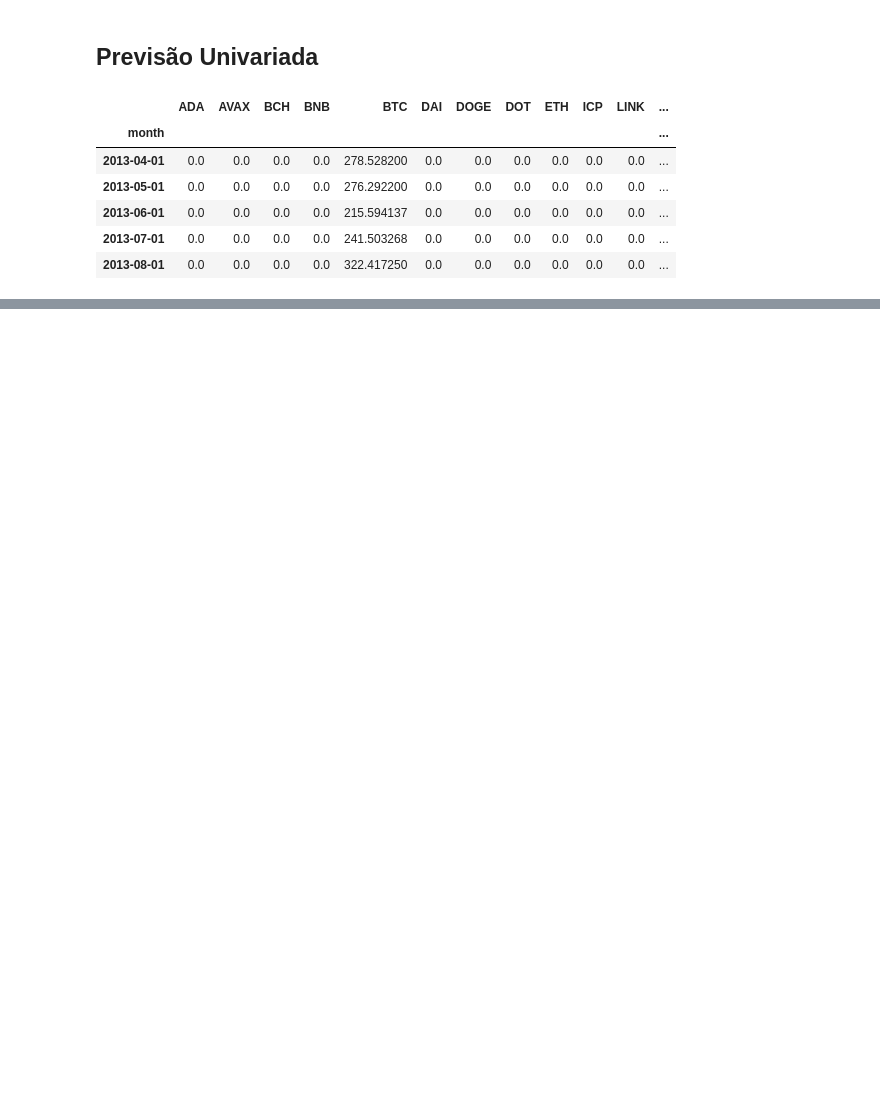
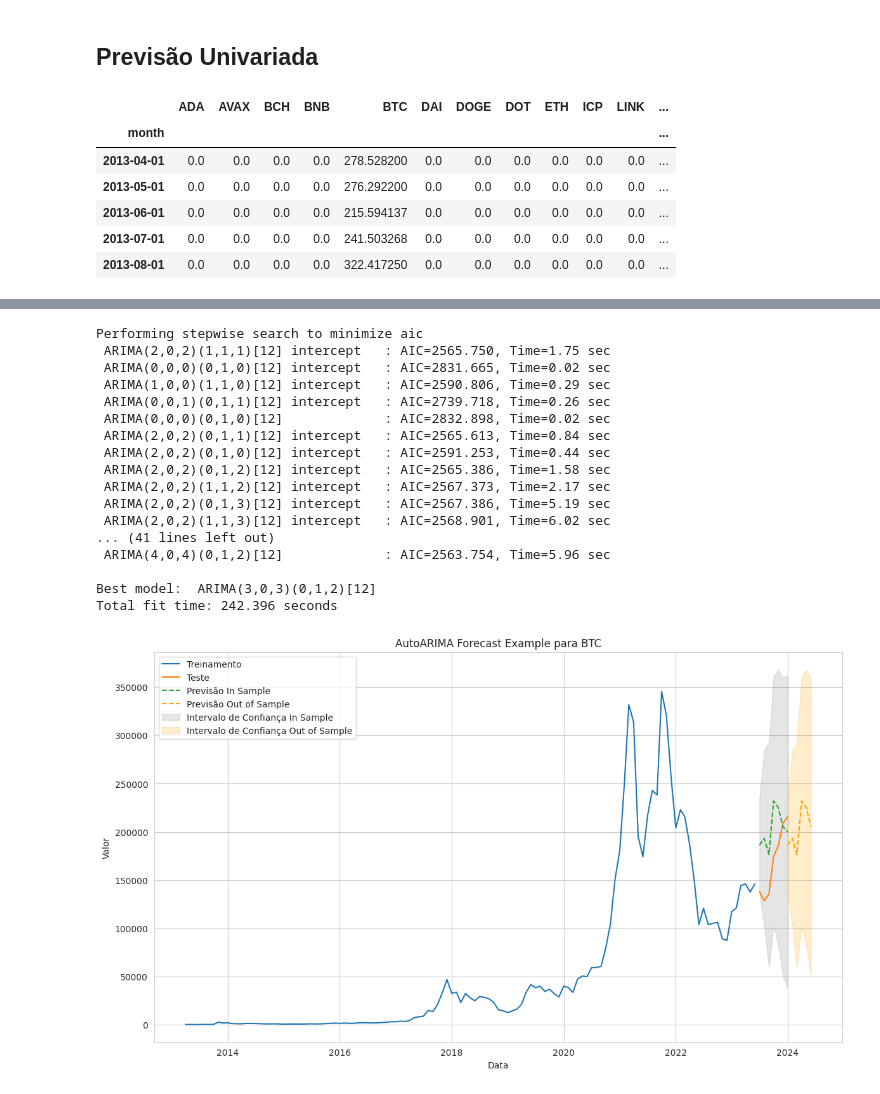
Before and after one commit to k3ybladewielder/crypto_forecast, a Jupyter notebook: notebooks/crypto_forecast.ipynb, the cells around one changed output, grey strips where cells are left out. Cells and saved outputs as stored; diff of their text form; code cells hidden in the pictures; blank space fills up the shorter version.

```diff
--- a/notebooks/crypto_forecast.ipynb
+++ b/notebooks/crypto_forecast.ipynb
@@ -763,0 +321,79 @@ future.tail()
+# %%
+import pandas as pd
+import matplotlib.pyplot as plt
+from pmdarima import auto_arima
+from pmdarima.model_selection import train_test_split
+
+# target = "ETH"
+
+#exogenous_vars = [col for col in df.columns if col != target]
+thresh = 0.8
+correlations = df.corrwith(df[target], method="pearson")
+exogenous_vars = correlations[(correlations.abs() > thresh)].index
+exogenous_vars = exogenous_vars.to_list()
+exogenous_vars = [column for column in exogenous_vars if column != target]
+exogenous_vars
+
+# Dividir os dados em treinamento e teste
+train_size = int(len(df) * 0.95)
+train, test = df[:train_size], df[train_size:]
+
+# Ajustar o modelo AutoARIMA aos dados de treinamento
+model = auto_arima(train[target].values,
+                   exogenous=train[exogenous_vars].values,
+                   seasonal=True, m=12, D=1, start_P=1, start_Q=1, max_P=3, max_Q=3,
+                   information_criterion='aic',
+                   trace=True, error_action='ignore', stepwise=True)
+model.fit(train[target].values)
+
+# Fazer previsões in-sample para o conjunto de teste
+forecast_in_sample, conf_int_in_sample = model.predict(n_periods=len(test),
+                                                       exogenous=test[exogenous_vars].values,
+                                                       return_conf_int=True)
+
+# Estender o índice do DataFrame de previsão in-sample para incluir datas futuras
+forecast_index_in_sample = pd.date_range(start=test.index[0], periods=len(test), freq='m').to_period('M').to_timestamp()
+forecast_df_in_sample = pd.DataFrame(forecast_in_sample, columns=['predicted_in_sample'], index=forecast_index_in_sample)
+
+# Fazer previsões out-of-sample
+n_periods_out_of_sample = 6  # ou qualquer valor desejado
+forecast_out_of_sample, conf_int_out_of_sample = model.predict(n_periods=n_periods_out_of_sample,
+                                                               exogenous=test.iloc[-1][exogenous_vars].values.reshape(1, -1),
+                                                               return_conf_int=True)
+
+# Estender o índice do DataFrame de previsão out-of-sample para incluir datas futuras
+forecast_index_out_of_sample = pd.date_range(start=test.index[-1] + pd.DateOffset(1), periods=n_periods_out_of_sample, freq='m').to_period('M').to_timestamp()
+forecast_df_out_of_sample = pd.DataFrame(forecast_out_of_sample, columns=['predicted_out_of_sample'], index=forecast_index_out_of_sample)
+
+# Plotar os resultados
+plt.figure(figsize=(14, 8))
+plt.plot(train[target], label='Treinamento')
+plt.plot(test[target], label='Teste')
+plt.plot(forecast_df_in_sample, label='Previsão In Sample', linestyle='dashed')
+plt.plot(forecast_df_out_of_sample, label='Previsão Out of Sample', linestyle='dashed', color='orange')
+plt.fill_between(forecast_index_in_sample, conf_int_in_sample[:, 0], conf_int_in_sample[:, 1], color='gray', alpha=0.2, label='Intervalo de Confiança In Sample')
+plt.fill_between(forecast_index_out_of_sample, conf_int_out_of_sample[:, 0], conf_int_out_of_sample[:, 1], color='orange', alpha=0.2, label='Intervalo de Confiança Out of Sample')
+plt.legend()
+plt.title(f'AutoARIMA Forecast Example para {target}')
+plt.xlabel('Data')
+plt.ylabel('Valor')
+plt.show()
+# %% [output]
+Performing stepwise search to minimize aic
+ ARIMA(2,0,2)(1,1,1)[12] intercept   : AIC=2565.750, Time=1.75 sec
+ ARIMA(0,0,0)(0,1,0)[12] intercept   : AIC=2831.665, Time=0.02 sec
+ ARIMA(1,0,0)(1,1,0)[12] intercept   : AIC=2590.806, Time=0.29 sec
+ ARIMA(0,0,1)(0,1,1)[12] intercept   : AIC=2739.718, Time=0.26 sec
+ ARIMA(0,0,0)(0,1,0)[12]             : AIC=2832.898, Time=0.02 sec
+ ARIMA(2,0,2)(0,1,1)[12] intercept   : AIC=2565.613, Time=0.84 sec
+ ARIMA(2,0,2)(0,1,0)[12] intercept   : AIC=2591.253, Time=0.44 sec
+ ARIMA(2,0,2)(0,1,2)[12] intercept   : AIC=2565.386, Time=1.58 sec
+ ARIMA(2,0,2)(1,1,2)[12] intercept   : AIC=2567.373, Time=2.17 sec
+ ARIMA(2,0,2)(0,1,3)[12] intercept   : AIC=2567.386, Time=5.19 sec
+ ARIMA(2,0,2)(1,1,3)[12] intercept   : AIC=2568.901, Time=6.02 sec
+... (41 lines left out)
+ ARIMA(4,0,4)(0,1,2)[12]             : AIC=2563.754, Time=5.96 sec
+
+Best model:  ARIMA(3,0,3)(0,1,2)[12]
+Total fit time: 242.396 seconds
+[figure, added]
```
Also changed, not shown: parts of 50 cells of this notebook.
